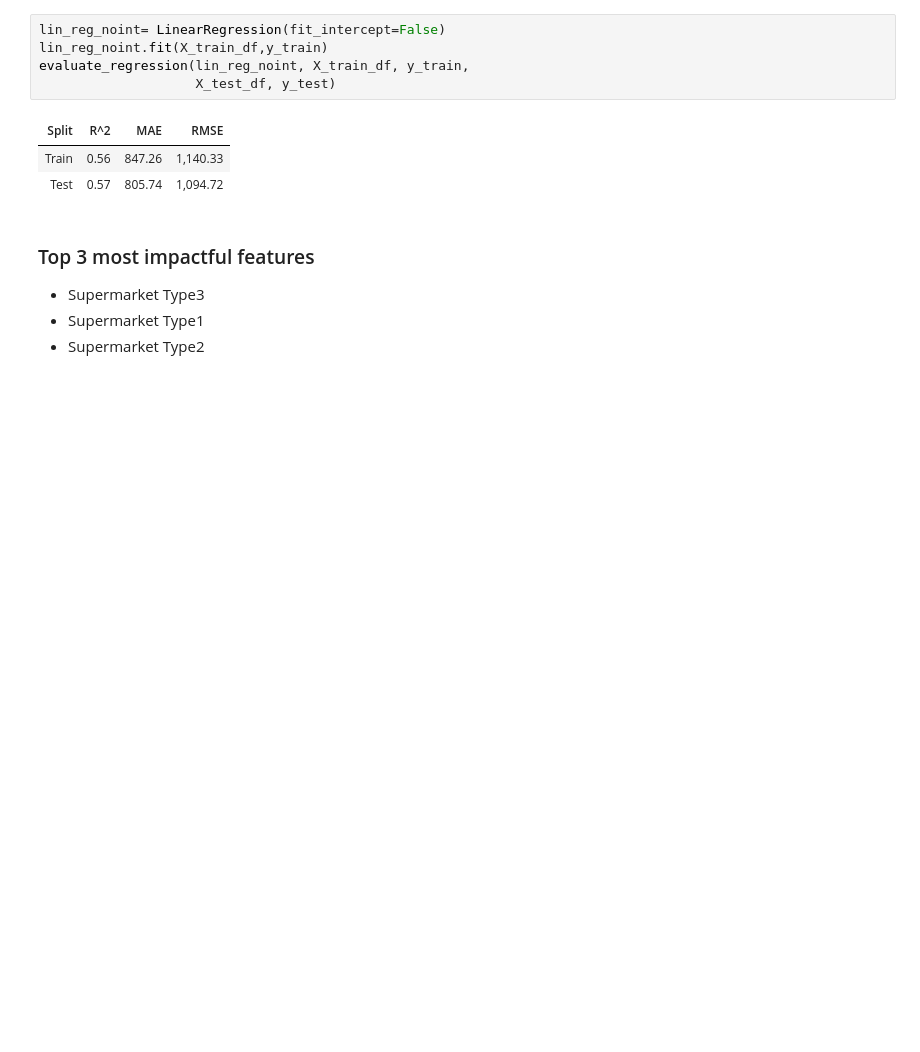
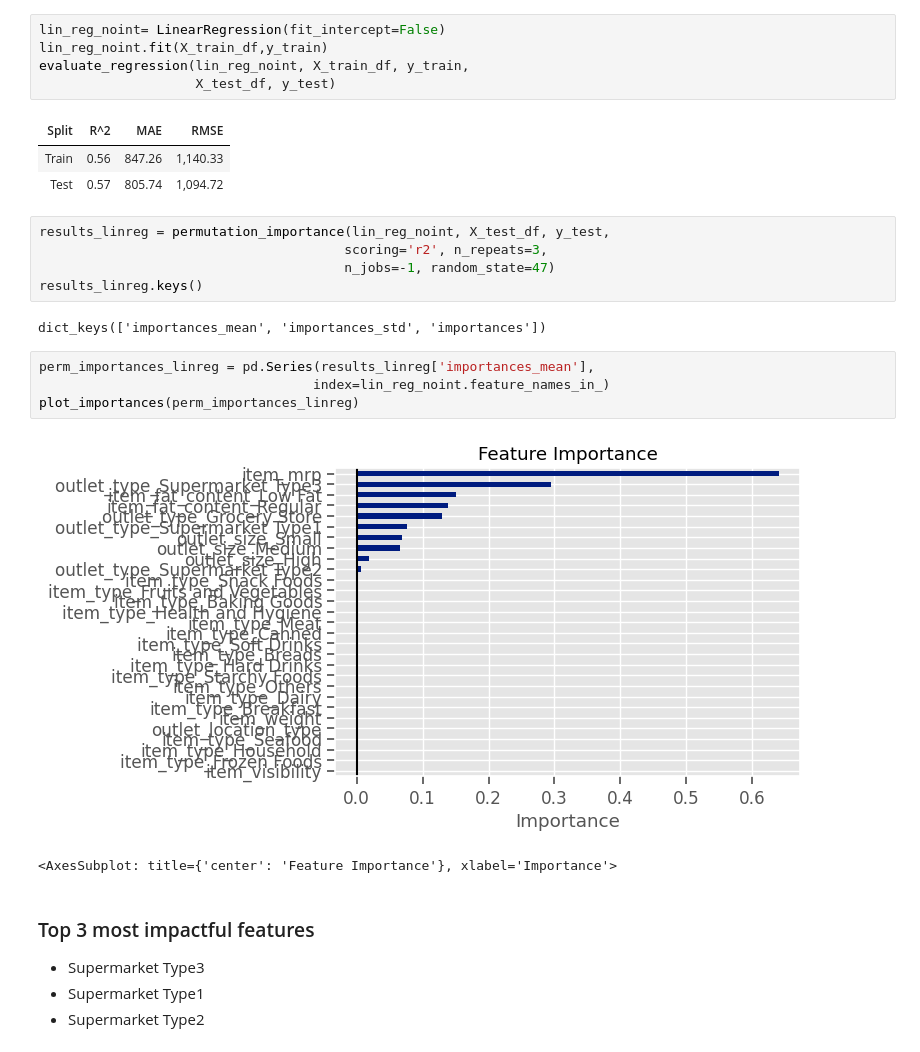
Before and after one commit to pmontecinos23/Project-1---Recisited, a Jupyter notebook: Sales Predictions.ipynb, the cells around one changed output. Drawn from its saved outputs; the diff is of its cells as text; blank space fills up the shorter version.

```diff
--- a/Explaining Models with Sap.ipynb
+++ b/Sales Predictions.ipynb
@@ -377,6 +399,20 @@ evaluate_regression(lin_reg_noint, X_train_df, y_train,
 | Split | R^2 | MAE | RMSE |
 | Train | 0.56 | 847.26 | 1,140.33 |
 | Test | 0.57 | 805.74 | 1,094.72 |
+# %%
+results_linreg = permutation_importance(lin_reg_noint, X_test_df, y_test,
+                                       scoring='r2', n_repeats=3,
+                                       n_jobs=-1, random_state=47)
+results_linreg.keys()
+# %% [output]
+dict_keys(['importances_mean', 'importances_std', 'importances'])
+# %%
+perm_importances_linreg = pd.Series(results_linreg['importances_mean'],
+                                   index=lin_reg_noint.feature_names_in_)
+plot_importances(perm_importances_linreg)
+# %% [output]
+[figure, added]
+<AxesSubplot: title={'center': 'Feature Importance'}, xlabel='Importance'>
 # %% [markdown]
 ### Top 3 most impactful features
 
```
Also changed, not shown: parts of 16 cells of this notebook, 2 other files.
